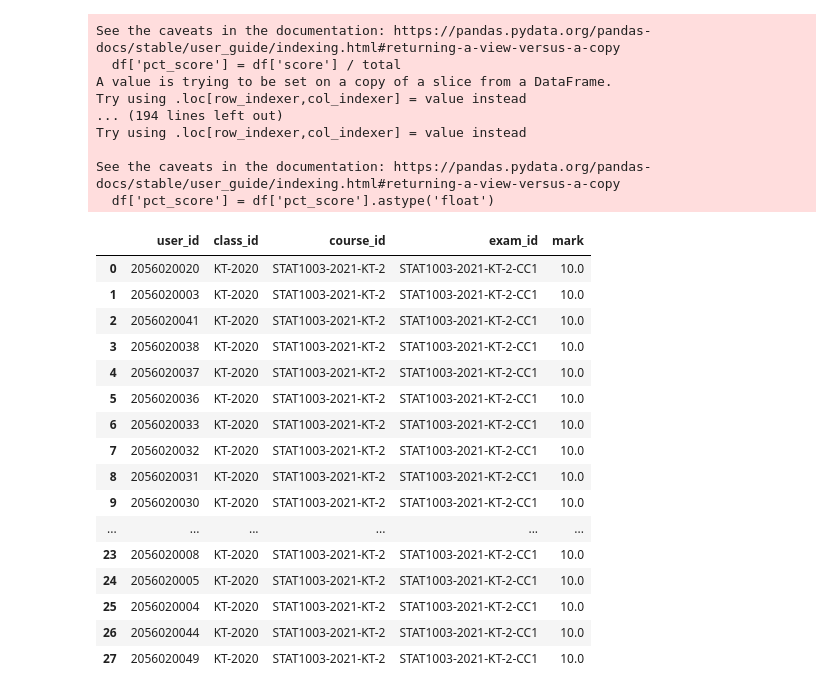
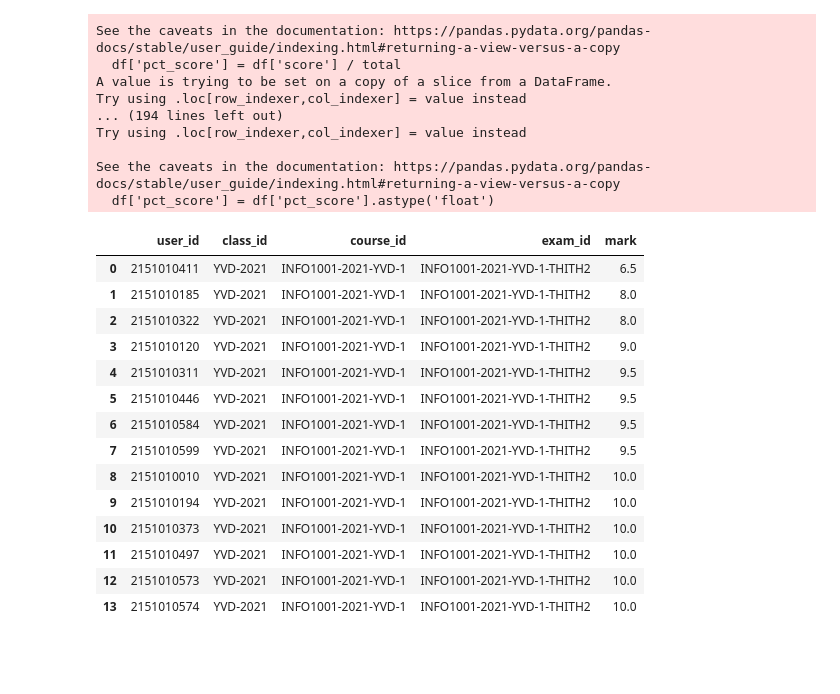
Before and after one commit to pham-k/xu-ly-diem, a Jupyter notebook: notebook/all_res.ipynb, the cells around one changed output. Drawn from its saved outputs; the diff is of its cells as text; code cells hidden in the pictures; blank space fills up the shorter version.

Commit message:
Add INFO1001-2021-YVD-1-THILT2, INFO1001-2021-YVD-1-THITH2

```diff
--- a/notebook/all_res.ipynb
+++ b/notebook/all_res.ipynb
@@ -738,6 +739,8 @@ PATH_RCC3 = '../data/2021/response/INFO1001-2021-YVD-1-CC3 (Responses).xlsx'
 PATH_RQT1 = '../data/2021/response/INFO1001-2021-YVD-1-QT1 (Responses).xlsx'
 PATH_RTHILT1 = '../data/2021/response/INFO1001-2021-YVD-1-THILT1 (Responses).xlsx'
 PATH_RTHITH1 = '../data/2021/response/INFO1001-2021-YVD-1-THITH1 (Responses).xlsx'
+PATH_RTHILT2 = '../data/2021/response/INFO1001-2021-YVD-1-THILT2 (Responses).xlsx'
+PATH_RTHITH2 = '../data/2021/response/INFO1001-2021-YVD-1-THITH2 (Responses).xlsx'
 
 
 rcc1 = util.parse_response(PATH_RCC1)
@@ -746,7 +749,8 @@ rcc3 = util.parse_response(PATH_RCC3)
 rqt1 = util.parse_response(PATH_RQT1)
 rthilt1 = util.parse_response(PATH_RTHILT1)
 rthith1 = util.parse_response(PATH_RTHITH1)
-
+rthilt2 = util.parse_response(PATH_RTHILT2)
+rthith2 = util.parse_response(PATH_RTHITH2, regex_user_id=None)
 
 # Fix
 
@@ -756,6 +760,8 @@ rcc3['course_id'] = 'INFO1001-2021-YVD-1'
 rqt1['course_id'] = 'INFO1001-2021-YVD-1'
 rthilt1['course_id'] = 'INFO1001-2021-YVD-1'
 rthith1['course_id'] = 'INFO1001-2021-YVD-1'
+rthilt2['course_id'] = 'INFO1001-2021-YVD-1'
+rthith2['course_id'] = 'INFO1001-2021-YVD-1'
 
 cc1 = mh.get_mark(rcc1, cutpoint, total=15, exam_id='INFO1001-2021-YVD-1-CC1')
 cc2 = mh.get_mark(rcc2, cutpoint, total=10, exam_id='INFO1001-2021-YVD-1-CC2')
@@ -763,6 +769,8 @@ cc3 = mh.get_mark(rcc3, cutpoint, total=20, exam_id='INFO1001-2021-YVD-1-CC3')
 qt1 = mh.get_mark(rqt1, cutpoint, total=30, exam_id='INFO1001-2021-YVD-1-QT1')
 thilt1 = mh.get_mark(rthilt1, cutpoint, total=50, exam_id='INFO1001-2021-YVD-1-THILT1')
 thith1 = mh.get_mark(rthith1, cutpoint, total=25, exam_id='INFO1001-2021-YVD-1-THITH1')
+thilt2 = mh.get_mark(rthilt2, cutpoint, total=50, exam_id='INFO1001-2021-YVD-1-THILT2')
+thith2 = mh.get_mark(rthith2, cutpoint, total=25, exam_id='INFO1001-2021-YVD-1-THITH2')
 
 
 
@@ -774,10 +782,14 @@ res = (
     .append(qt1)
     .append(thilt1)
     .append(thith1)
+    .append(thilt2)
+    .append(thith2)
 )
 
 # Sai lop
 res.loc[(res['course_id'] == "INFO1001-2021-YVD-1") & (res['class_id'] != "YVD-2021"), 'class_id'] = 'YVD-2021'
+
+# rthith2
 # %%
 PATH_RCC1 = '../data/2021/response/STAT1002-2021-DD-1-CC1 (Responses).xlsx'
 PATH_RQT1 = '../data/2021/response/STAT1002-2021-DD-1-QT1 (Responses).xlsx'
@@ -891,37 +903,40 @@ res = (
     .append(qt1)
 #     # .append(thi1)
     )
+# %%
+PATH_MTHI1 = '../data/2021/response/mark-STAT1004-2021-YT-3.csv'
+
+foo = pd.read_csv(PATH_MTHI1, dtype={'user_id': 'str'})
+res = res.append(foo)
 # %%
 # res
-# res.query('user_id == "2056020046"')
+# res.query('user_id == "1857010017"')
 # res.query('name == "TRẦN ÁNH NGỌC"')
-# res.query('course_id == "STAT1001-2021-YT-1"')
+# res.query('course_id == "INFO1001-2021-YVD-1"')
 # res.query('course_id == "STAT1001-2021-YT-1" and class_id != "YT-2021"')
 # res.loc[(res['course_id'] == "INFO1001-2021-YVD-1") & (res['class_id'] != "YVD-2021"), 'class_id'] = 'YVD-2021'
-res.query('exam_id == "STAT1003-2021-KT-2-CC1"')
+res.query('exam_id == "INFO1001-2021-YVD-1-THITH2"')
 # res.query('exam_id == "INFO1001-2021-DD-1-CC3" and user_id == "215301014"')
 # res.query('course_id == "STAT1001-2021-KX-2" and exam_id == "STAT1001-2021-KX-2-CC2"')
 # res.query('course_id == "INFO1001-2021-DD-1" and class_id == "dd-2020"')
 # res.query('exam_id == "INFO1001-2021-DHD-1-THITH1"')
 # rcc2
 # %% [output]
 |  | user_id | class_id | course_id | exam_id | mark |
-| 0 | 2056020020 | KT-2020 | STAT1003-2021-KT-2 | STAT1003-2021-KT-2-CC1 | 10.0 |
-| 1 | 2056020003 | KT-2020 | STAT1003-2021-KT-2 | STAT1003-2021-KT-2-CC1 | 10.0 |
-| 2 | 2056020041 | KT-2020 | STAT1003-2021-KT-2 | STAT1003-2021-KT-2-CC1 | 10.0 |
-| 3 | 2056020038 | KT-2020 | STAT1003-2021-KT-2 | STAT1003-2021-KT-2-CC1 | 10.0 |
-| 4 | 2056020037 | KT-2020 | STAT1003-2021-KT-2 | STAT1003-2021-KT-2-CC1 | 10.0 |
-| 5 | 2056020036 | KT-2020 | STAT1003-2021-KT-2 | STAT1003-2021-KT-2-CC1 | 10.0 |
-| 6 | 2056020033 | KT-2020 | STAT1003-2021-KT-2 | STAT1003-2021-KT-2-CC1 | 10.0 |
-| 7 | 2056020032 | KT-2020 | STAT1003-2021-KT-2 | STAT1003-2021-KT-2-CC1 | 10.0 |
-| 8 | 2056020031 | KT-2020 | STAT1003-2021-KT-2 | STAT1003-2021-KT-2-CC1 | 10.0 |
-| 9 | 2056020030 | KT-2020 | STAT1003-2021-KT-2 | STAT1003-2021-KT-2-CC1 | 10.0 |
-| ... | ... | ... | ... | ... | ... |
-| 23 | 2056020008 | KT-2020 | STAT1003-2021-KT-2 | STAT1003-2021-KT-2-CC1 | 10.0 |
-| 24 | 2056020005 | KT-2020 | STAT1003-2021-KT-2 | STAT1003-2021-KT-2-CC1 | 10.0 |
-| 25 | 2056020004 | KT-2020 | STAT1003-2021-KT-2 | STAT1003-2021-KT-2-CC1 | 10.0 |
-| 26 | 2056020044 | KT-2020 | STAT1003-2021-KT-2 | STAT1003-2021-KT-2-CC1 | 10.0 |
-| 27 | 2056020049 | KT-2020 | STAT1003-2021-KT-2 | STAT1003-2021-KT-2-CC1 | 10.0 |
+| 0 | 2151010411 | YVD-2021 | INFO1001-2021-YVD-1 | INFO1001-2021-YVD-1-THITH2 | 6.5 |
+| 1 | 2151010185 | YVD-2021 | INFO1001-2021-YVD-1 | INFO1001-2021-YVD-1-THITH2 | 8.0 |
+| 2 | 2151010322 | YVD-2021 | INFO1001-2021-YVD-1 | INFO1001-2021-YVD-1-THITH2 | 8.0 |
+| 3 | 2151010120 | YVD-2021 | INFO1001-2021-YVD-1 | INFO1001-2021-YVD-1-THITH2 | 9.0 |
+| 4 | 2151010311 | YVD-2021 | INFO1001-2021-YVD-1 | INFO1001-2021-YVD-1-THITH2 | 9.5 |
+| 5 | 2151010446 | YVD-2021 | INFO1001-2021-YVD-1 | INFO1001-2021-YVD-1-THITH2 | 9.5 |
+| 6 | 2151010584 | YVD-2021 | INFO1001-2021-YVD-1 | INFO1001-2021-YVD-1-THITH2 | 9.5 |
+| 7 | 2151010599 | YVD-2021 | INFO1001-2021-YVD-1 | INFO1001-2021-YVD-1-THITH2 | 9.5 |
+| 8 | 2151010010 | YVD-2021 | INFO1001-2021-YVD-1 | INFO1001-2021-YVD-1-THITH2 | 10.0 |
+| 9 | 2151010194 | YVD-2021 | INFO1001-2021-YVD-1 | INFO1001-2021-YVD-1-THITH2 | 10.0 |
+| 10 | 2151010373 | YVD-2021 | INFO1001-2021-YVD-1 | INFO1001-2021-YVD-1-THITH2 | 10.0 |
+| 11 | 2151010497 | YVD-2021 | INFO1001-2021-YVD-1 | INFO1001-2021-YVD-1-THITH2 | 10.0 |
+| 12 | 2151010573 | YVD-2021 | INFO1001-2021-YVD-1 | INFO1001-2021-YVD-1-THITH2 | 10.0 |
+| 13 | 2151010574 | YVD-2021 | INFO1001-2021-YVD-1 | INFO1001-2021-YVD-1-THITH2 | 10.0 |
 # %%
 # current_date = pd.Timestamp.now().date().__str__()
 res.to_csv(f'../data/2021/response/all-response.csv', index=False)
```
Also changed, not shown: parts of 1 cell of this notebook, 3 other files.
